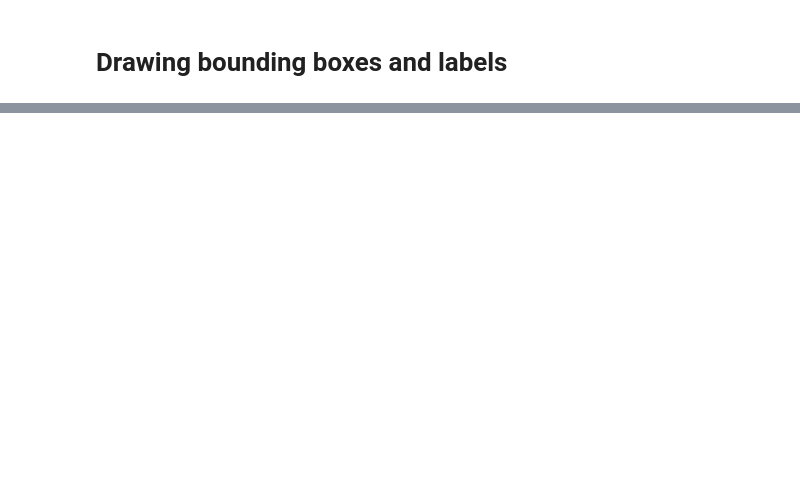
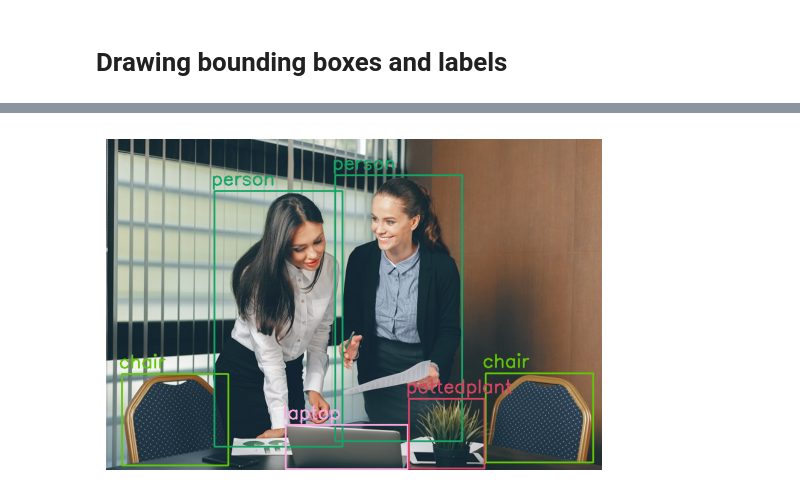
Before and after one commit to fernandapratama/Computer_Vision, a Jupyter notebook: Image Detection using YoloV3.ipynb, the cells around one changed output, grey strips where cells are left out. Saved outputs shown, nothing was run; the diff lists cells and outputs as text; code cells hidden in the pictures; blank space fills up the shorter version.

```diff
--- a/Image Detection using YoloV3.ipynb
+++ b/Image Detection using YoloV3.ipynb
@@ -187,5 +287,11 @@ Number of objects left after non-maximum suppression: 7
 # %%
-cv.namedWindow("Detection object", cv.WINDOW_NORMAL)
+'''cv.namedWindow("Detection object", cv.WINDOW_NORMAL)
 cv.imshow("Detection object", image)
 cv.waitKey(0)
-cv.destroyAllWindows()
+cv.destroyAllWindows()'''
+
+plt.imshow(cv.cvtColor(image, cv.COLOR_BGR2RGB))
+plt.axis('off')
+plt.show()
+# %% [output]
+[figure, added]
```
Also changed, not shown: parts of 16 cells of this notebook.
